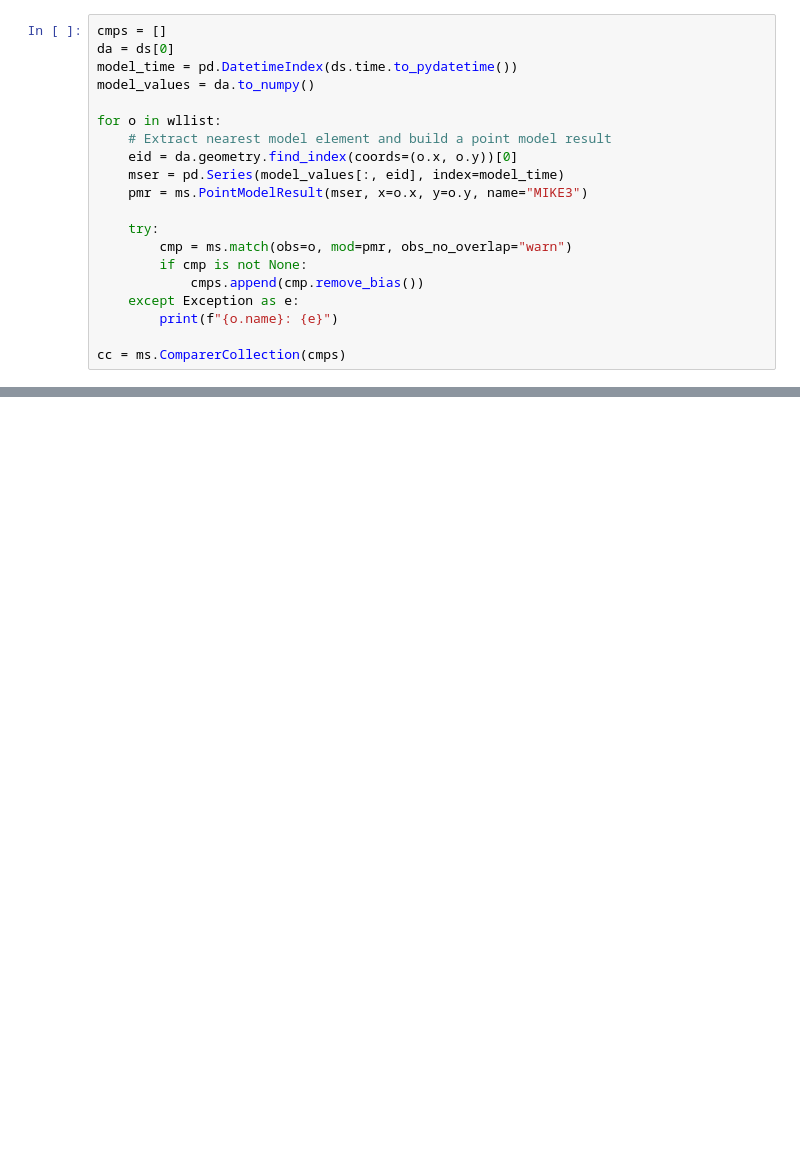
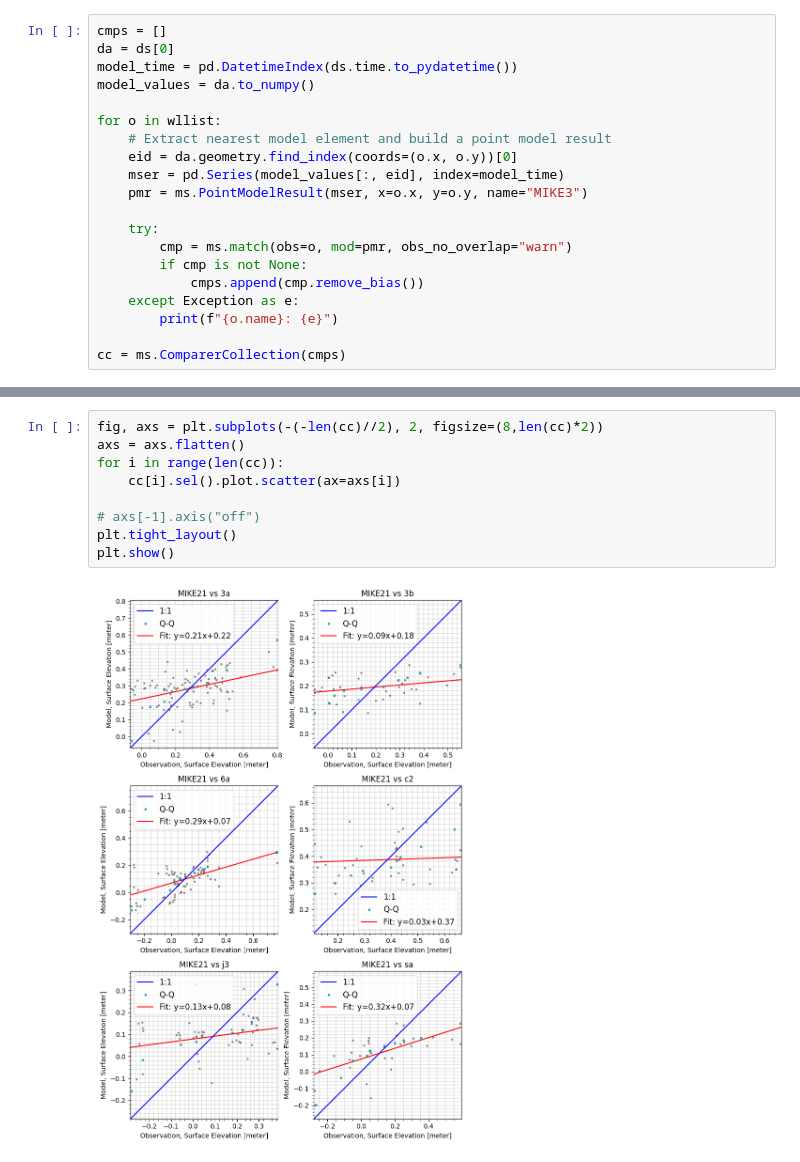
Before and after one commit to DHI/WaterBench-MIKE3HD-Oresund, a Jupyter notebook: code/model_validation_waterlevel2D.ipynb, the cells around one changed output, grey strips where cells are left out. Drawn from its saved outputs; the diff is of its cells as text; blank space fills up the shorter version.

```diff
--- a/code/model_validation_waterlevel2D.ipynb
+++ b/code/model_validation_waterlevel2D.ipynb
@@ -137,0 +170,11 @@ for cmp in cc:
+# %%
+fig, axs = plt.subplots(-(-len(cc)//2), 2, figsize=(8,len(cc)*2))
+axs = axs.flatten()
+for i in range(len(cc)):
+    cc[i].sel().plot.scatter(ax=axs[i])
+
+# axs[-1].axis("off")
+plt.tight_layout()
+plt.show()
+# %% [output]
+[figure, added]
```
Also changed, not shown: parts of 21 cells of this notebook.
